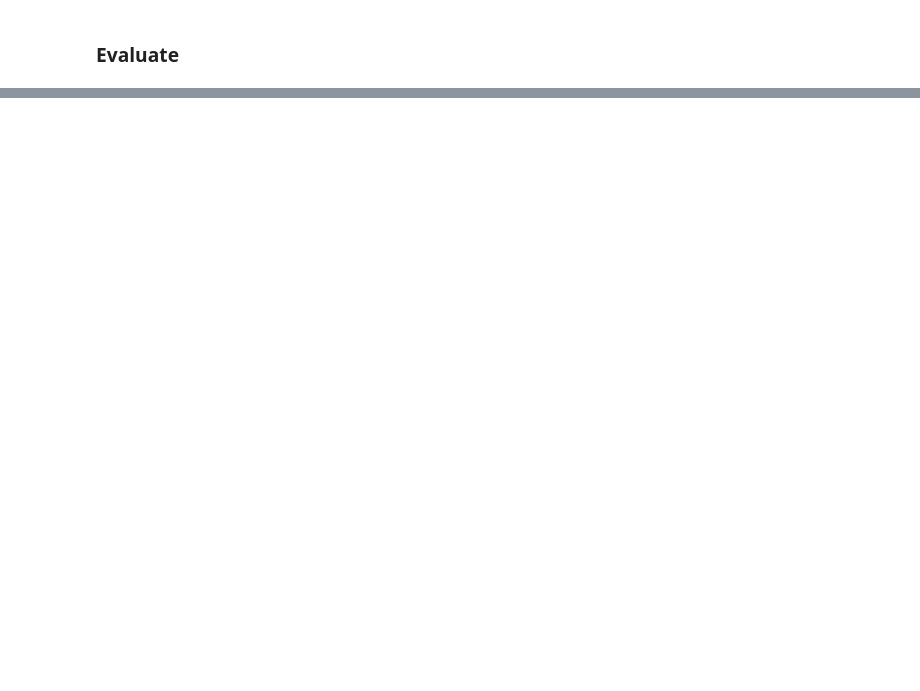
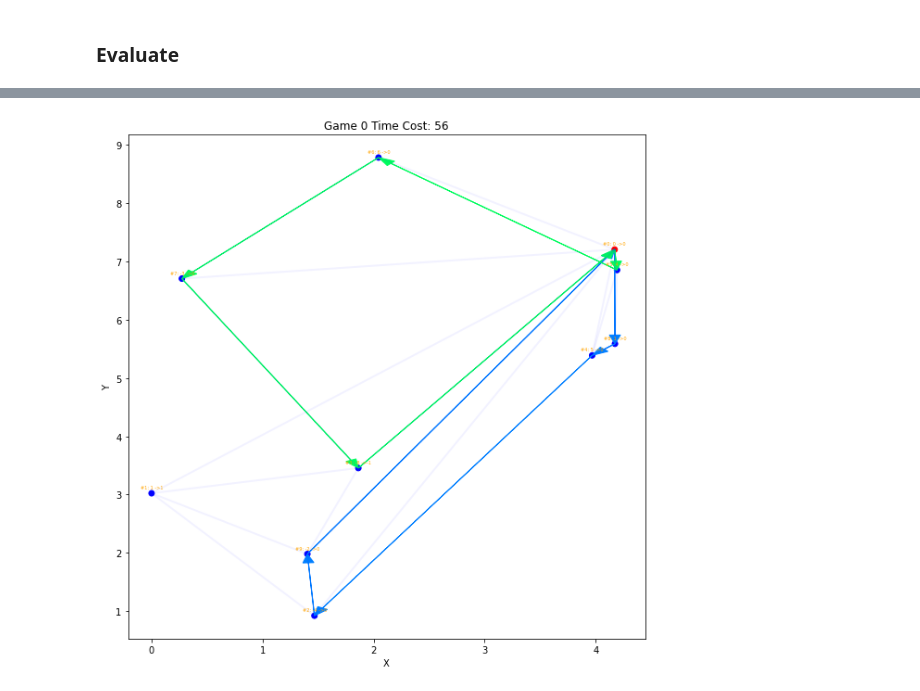
Before and after one commit to riddickz/COLGE_BSS, a Jupyter notebook: evaluation_notebook.ipynb, the cells around one changed output, grey strips where cells are left out. Saved outputs shown, nothing was run; the diff lists cells and outputs as text; code cells hidden in the pictures; blank space fills up the shorter version.

```diff
--- a/evaluation_notebook.ipynb
+++ b/evaluation_notebook.ipynb
@@ -193,0 +211,15 @@ def print_results(results):
+# %%
+def render_mip(g, seed, mip_params=None):
+
+    g.seed(seed)
+    g.bss_graph_gen()
+
+    # get MIP routes/reward
+    mip = BSSRPMIP(g, **mip_params)
+    mip.optimize()
+    mip_routes = mip.get_minimal_routes()
+    mip_reward, mip_env = eval_mip_sol_in_env(mip, g)
+
+    mip_env.render()
+
+    return
@@ -276,0 +402,4 @@ Solving Time:
+# %%
+render_mip(g, seed, mip_params)
+# %% [output]
+[figure, added]
```
Also changed, not shown: parts of 34 cells of this notebook.
